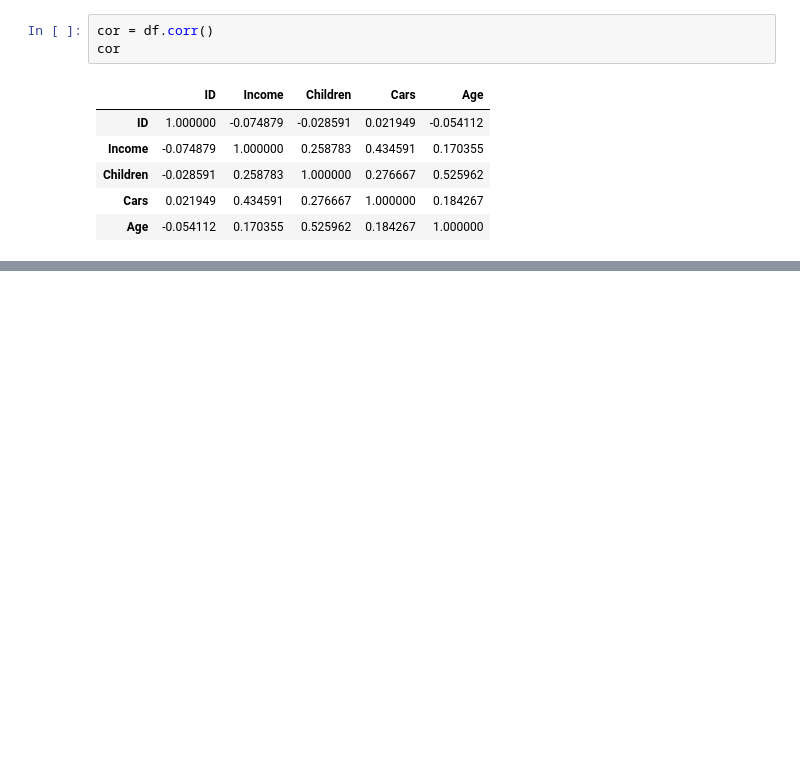
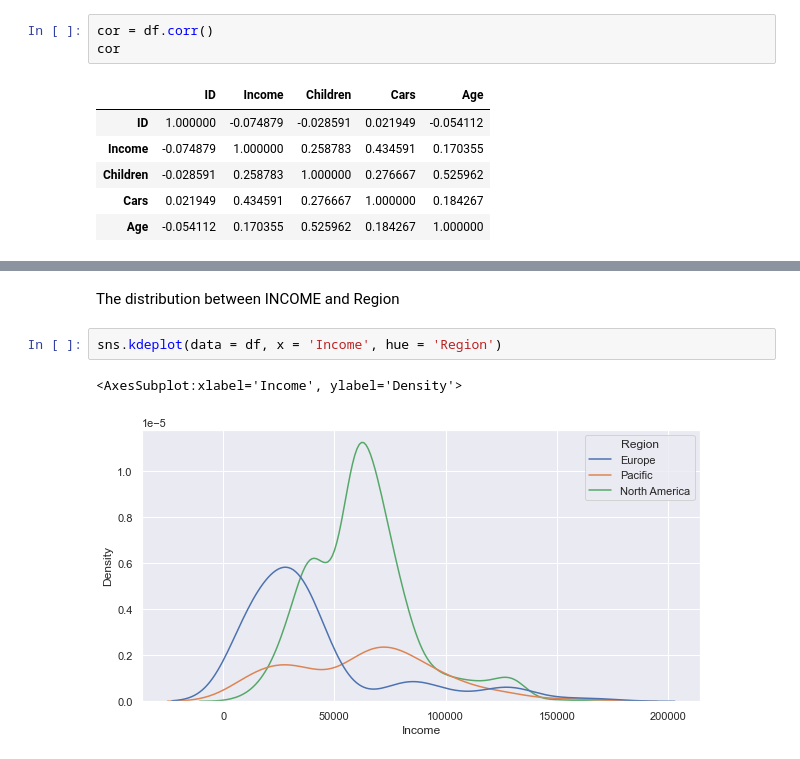
Before and after one commit to gayaneyazeryan/data_viz_homework, a Jupyter notebook: homework_1.ipynb, the cells around one changed output, grey strips where cells are left out. Cells and saved outputs as stored; diff of their text form; blank space fills up the shorter version.

```diff
--- a/homework_1.ipynb
+++ b/homework_1.ipynb
@@ -183,0 +199,7 @@ cor
+# %% [markdown]
+The distribution between INCOME and Region
+# %%
+sns.kdeplot(data = df, x = 'Income', hue = 'Region')
+# %% [output]
+<AxesSubplot:xlabel='Income', ylabel='Density'>
+[figure, added]
```
Also changed, not shown: parts of 9 cells of this notebook.
